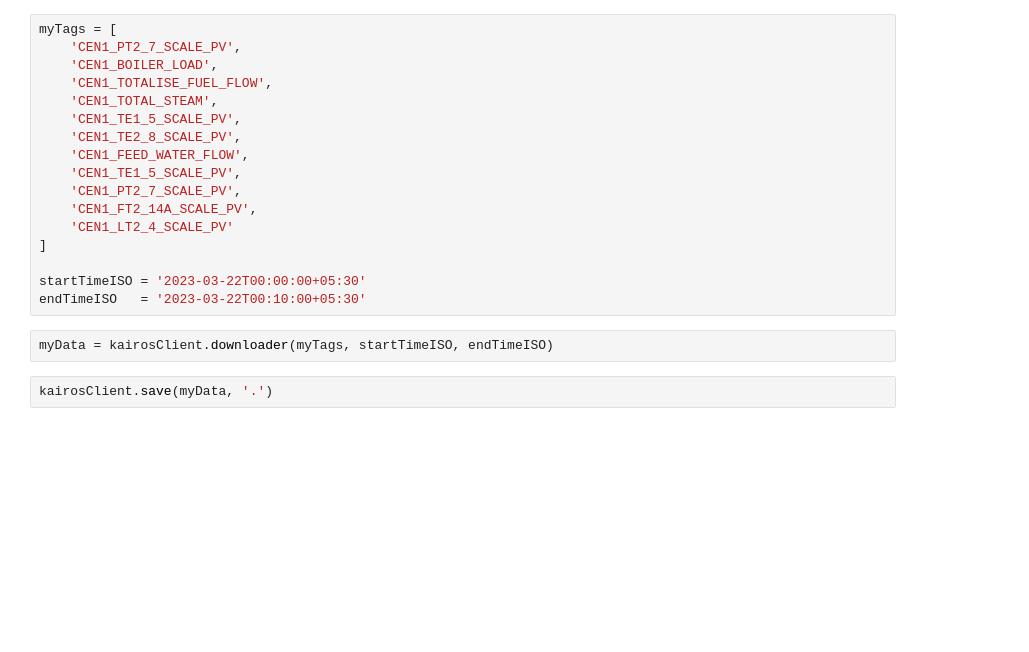
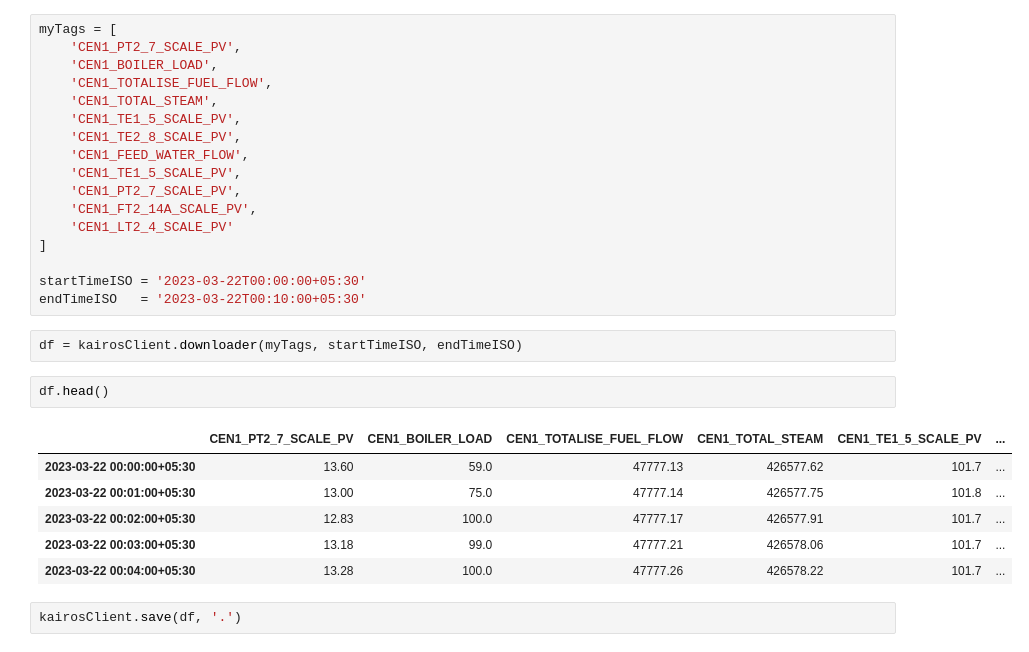
Before and after one commit to ravikumargrk/kairos-REST-client, a Jupyter notebook: sample-workbook.ipynb, the cells around one changed output. Drawn from its saved outputs; the diff is of its cells as text; blank space fills up the shorter version.

Commit message:
set ISO time format

```diff
--- a/sample-workbook.ipynb
+++ b/sample-workbook.ipynb
@@ -18,7 +18,16 @@ myTags = [
 startTimeISO = '2023-03-22T00:00:00+05:30'
 endTimeISO   = '2023-03-22T00:10:00+05:30'
 # %%
-myData = kairosClient.downloader(myTags, startTimeISO, endTimeISO)
+df = kairosClient.downloader(myTags, startTimeISO, endTimeISO)
+# %%
+df.head()
+# %% [output]
+|  | CEN1_PT2_7_SCALE_PV | CEN1_BOILER_LOAD | CEN1_TOTALISE_FUEL_FLOW | CEN1_TOTAL_STEAM | CEN1_TE1_5_SCALE_PV | ... |
+| 2023-03-22 00:00:00+05:30 | 13.60 | 59.0 | 47777.13 | 426577.62 | 101.7 | ... |
+| 2023-03-22 00:01:00+05:30 | 13.00 | 75.0 | 47777.14 | 426577.75 | 101.8 | ... |
+| 2023-03-22 00:02:00+05:30 | 12.83 | 100.0 | 47777.17 | 426577.91 | 101.7 | ... |
+| 2023-03-22 00:03:00+05:30 | 13.18 | 99.0 | 47777.21 | 426578.06 | 101.7 | ... |
+| 2023-03-22 00:04:00+05:30 | 13.28 | 100.0 | 47777.26 | 426578.22 | 101.7 | ... |
 # %%
-kairosClient.save(myData, '.')
+kairosClient.save(df, '.')
 # %%
```
Also changed, not shown: parts of 2 cells of this notebook, 2 other files.
